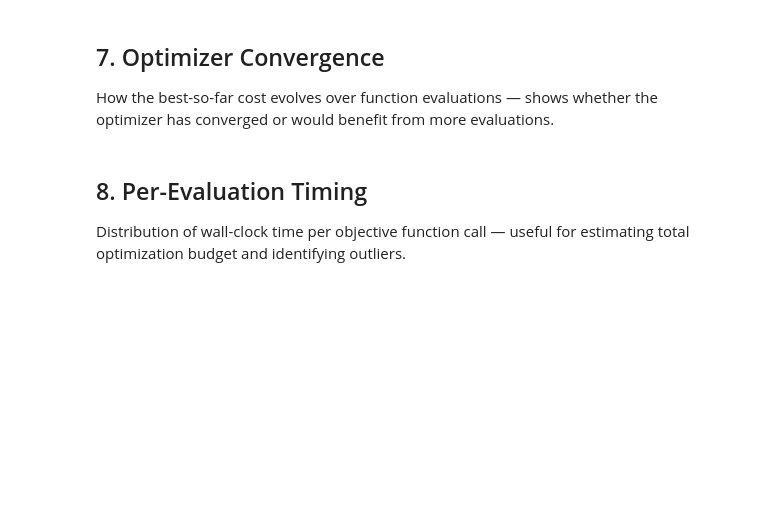
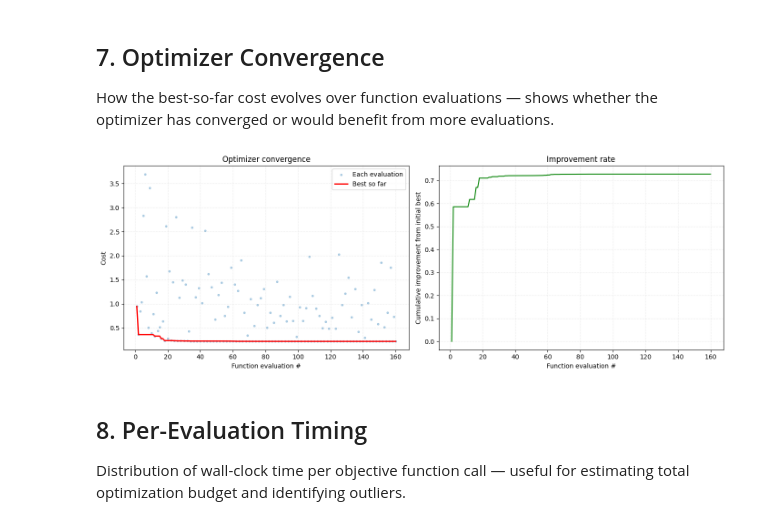
Before and after one commit to SDI8/IFDM, a Jupyter notebook: optimization_study.ipynb, the cells around one changed output. Cells and saved outputs as stored; diff of their text form; code cells hidden in the pictures; blank space fills up the shorter version.

```diff
--- a/optimization_study.ipynb
+++ b/optimization_study.ipynb
@@ -368,33 +407,33 @@ the optimizer has converged or would benefit from more evaluations.
 # %%
 df_hist = pd.DataFrame(result.eval_history)
 df_hist["eval_num"] = range(1, len(df_hist) + 1)
 df_hist["best_so_far"] = df_hist["cost"].cummin()
 
 fig, axes = plt.subplots(1, 2, figsize=(14, 5))
 
 # Left: convergence curve
 ax = axes[0]
 ax.scatter(df_hist["eval_num"], df_hist["cost"], s=8, alpha=0.3, label="Each evaluation")
 ax.plot(df_hist["eval_num"], df_hist["best_so_far"], "r-", lw=2, label="Best so far")
 ax.set_xlabel("Function evaluation #")
 ax.set_ylabel("Cost")
 ax.set_title("Optimizer convergence")
 ax.legend()
 ax.grid(True, ls=":", alpha=0.4)
 
-# Right: log-scale improvement rate
+# Right: improvement rate
 ax = axes[1]
 improvement = df_hist["best_so_far"].iloc[0] - df_hist["best_so_far"]
 # Avoid log(0) by masking zero improvements
-mask = improvement > 0
-ax.plot(df_hist["eval_num"][mask], improvement[mask], "g-", lw=1.5)
+ax.plot(df_hist["eval_num"], improvement, "g-", lw=1.5)
 ax.set_xlabel("Function evaluation #")
 ax.set_ylabel("Cumulative improvement from initial best")
-ax.set_yscale("log")
-ax.set_title("Improvement rate (log scale)")
+ax.set_title("Improvement rate")
 ax.grid(True, ls=":", alpha=0.4)
 
 plt.tight_layout()
+# %% [output]
+[figure, added]
 # %% [markdown]
 ## 8. Per-Evaluation Timing
 
```
Also changed, not shown: parts of 12 cells of this notebook.
